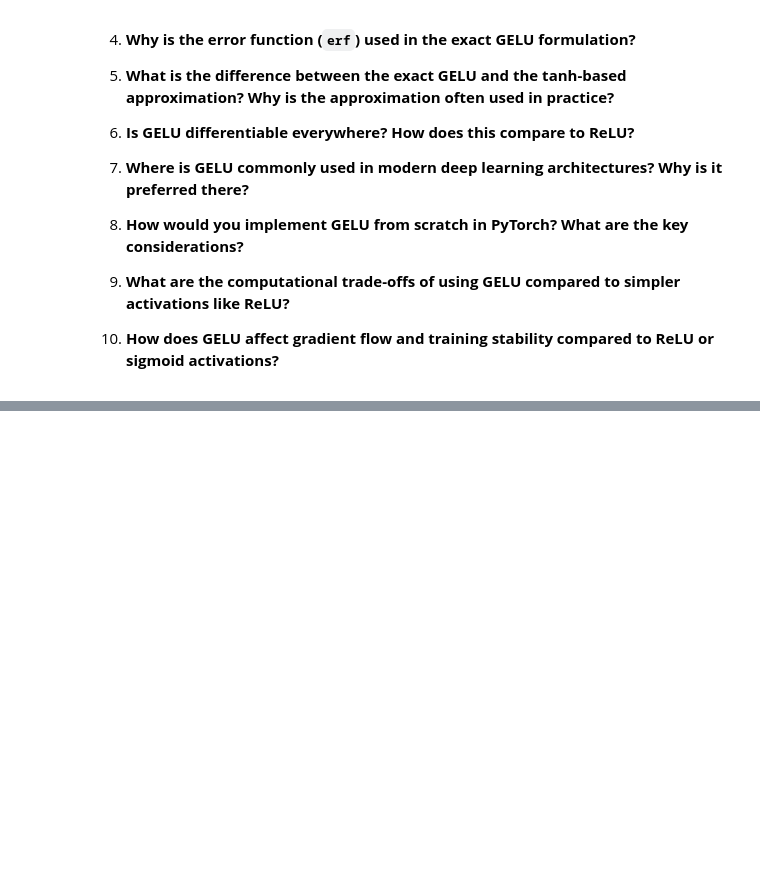
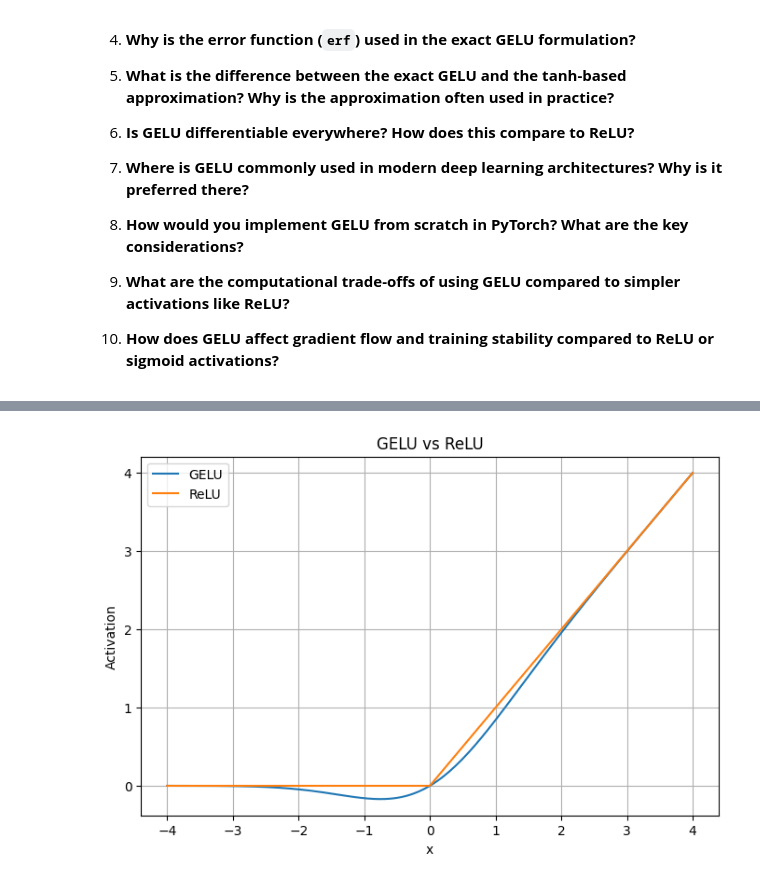
Before and after one commit to pushkershukla/InsightFace-PyTorch, a Jupyter notebook: templates/19_gelu.ipynb, the cells around one changed output, grey strips where cells are left out. Saved outputs shown, nothing was run; the diff lists cells and outputs as text; code cells hidden in the pictures; blank space fills up the shorter version.

```diff
--- a/templates/19_gelu.ipynb
+++ b/templates/19_gelu.ipynb
@@ -85,0 +159,27 @@ def phi(x):
+# %%
+
+import math
+import torch
+import matplotlib.pyplot as plt
+
+def gelu(x):
+    return x * 0.5 * (1 + torch.erf(x / math.sqrt(2)))
+
+def relu(x):
+    return torch.maximum(x, torch.zeros_like(x))
+
+x = torch.linspace(-4, 4, 400)
+y_gelu = gelu(x)
+y_relu = relu(x)
+
+plt.figure(figsize=(8, 5))
+plt.plot(x.numpy(), y_gelu.numpy(), label="GELU")
+plt.plot(x.numpy(), y_relu.numpy(), label="ReLU")
+plt.xlabel("x")
+plt.ylabel("Activation")
+plt.title("GELU vs ReLU")
+plt.legend()
+plt.grid(True)
+plt.show()
+# %% [output]
+[figure, added]
```
Also changed, not shown: parts of 2 cells of this notebook.
